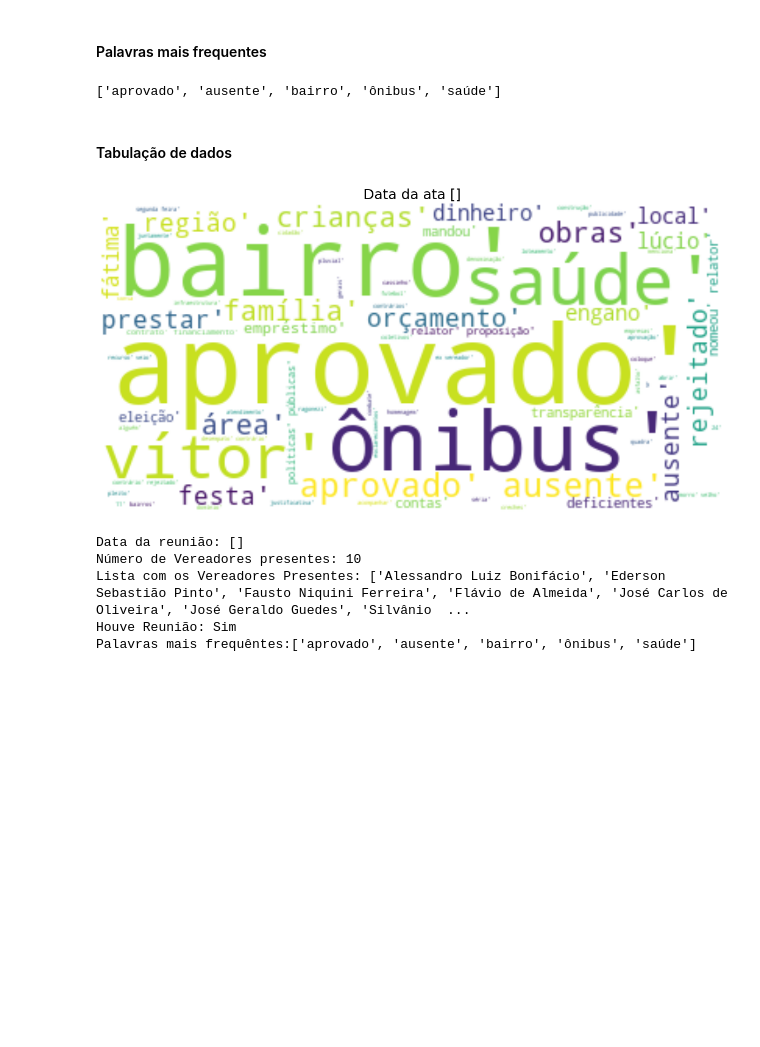
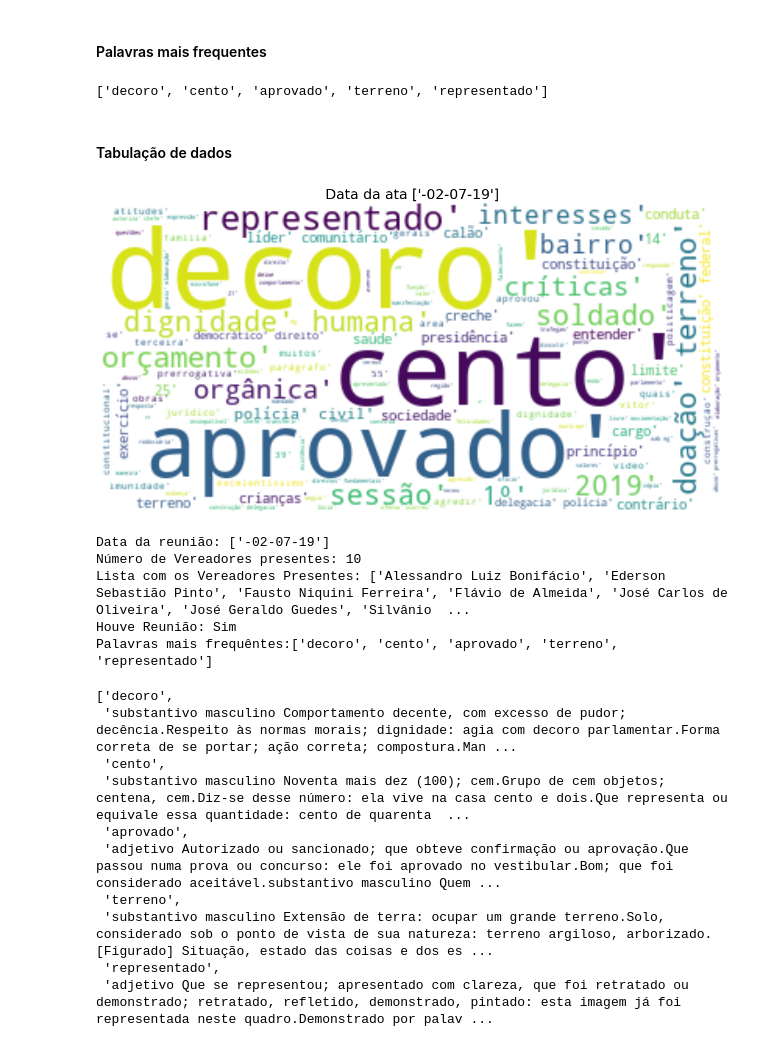
Before and after one commit to MichelAngelo7/NovaLima, a Jupyter notebook: Nuvem de palavras/NuvemDePalavrasPdfMiner.ipynb, the cells around one changed output. Drawn from its saved outputs; the diff is of its cells as text; code cells hidden in the pictures; blank space fills up the shorter version.

```diff
--- a/Nuvem de palavras/NuvemDePalavrasPdfMiner.ipynb
+++ b/Nuvem de palavras/NuvemDePalavrasPdfMiner.ipynb
@@ -31,11 +31,11 @@ from funcionalidades import backend
 #url = "https://www.cmnovalima.mg.gov.br/wp-content/uploads/2019/06/ata-r.o.-11-06-19.pdf"
 #url = "https://www.cmnovalima.mg.gov.br/wp-content/uploads/2019/07/ata-r.o.-18-06-19.pdf"
 #url = "https://www.cmnovalima.mg.gov.br/wp-content/uploads/2019/07/ata-r.o.-25-06-19.pdf"
-#url = "https://www.cmnovalima.mg.gov.br/wp-content/uploads/2019/08/ata-r.o.-02-07-19.pdf"
+url = "https://www.cmnovalima.mg.gov.br/wp-content/uploads/2019/08/ata-r.o.-02-07-19.pdf"
 
 
 #"Ata: ['-r.o.-25-06-19.pdf'] NumeroPaginas: 26"
-url = "https://www.cmnovalima.mg.gov.br/wp-content/uploads/2019/07/ata-r.o.-25-06-19.pdf"
+#url = "https://www.cmnovalima.mg.gov.br/wp-content/uploads/2019/07/ata-r.o.-25-06-19.pdf"
 
 
 #"Ata: ['-r.o.-28-05-19-1.pdf'] NumeroPaginas: 28"
@@ -74,19 +74,31 @@ resultado = backend.filtos(text)
 # %%
 backend.palavras_frequentes(resultado)
 # %% [output]
-['aprovado', 'ausente', 'bairro', 'ônibus', 'saúde']
+['decoro', 'cento', 'aprovado', 'terreno', 'representado']
 # %% [markdown]
 #### Tabulação de dados
 # %%
 backend.nuvem_palavras(resultado,  f"Data da ata {str(backend.data_reuniao(url))}")
 print(f"Data da reunião: {str(backend.data_reuniao(url))}")
 backend.dados_ata(text)
 pesquisar = backend.palavras_frequentes(resultado)
 print(f"Palavras mais frequêntes:{pesquisar}")
+
+backend.diconario(pesquisar)
 # %% [output]
-[figure, old version]
+[figure, new version]
-Data da reunião: []
+Data da reunião: ['-02-07-19']
 Número de Vereadores presentes: 10
 Lista com os Vereadores Presentes: ['Alessandro Luiz Bonifácio', 'Ederson Sebastião Pinto', 'Fausto Niquini Ferreira', 'Flávio de Almeida', 'José Carlos de Oliveira', 'José Geraldo Guedes', 'Silvânio  ...
 Houve Reunião: Sim
-Palavras mais frequêntes:['aprovado', 'ausente', 'bairro', 'ônibus', 'saúde']
+Palavras mais frequêntes:['decoro', 'cento', 'aprovado', 'terreno', 'representado']
+['decoro',
+ 'substantivo masculino Comportamento decente, com excesso de pudor; decência.Respeito às normas morais; dignidade: agia com decoro parlamentar.Forma correta de se portar; ação correta; compostura.Man ...
+ 'cento',
+ 'substantivo masculino Noventa mais dez (100); cem.Grupo de cem objetos; centena, cem.Diz-se desse número: ela vive na casa cento e dois.Que representa ou equivale essa quantidade: cento de quarenta  ...
+ 'aprovado',
+ 'adjetivo Autorizado ou sancionado; que obteve confirmação ou aprovação.Que passou numa prova ou concurso: ele foi aprovado no vestibular.Bom; que foi considerado aceitável.substantivo masculino Quem ...
+ 'terreno',
+ 'substantivo masculino Extensão de terra: ocupar um grande terreno.Solo, considerado sob o ponto de vista de sua natureza: terreno argiloso, arborizado.[Figurado] Situação, estado das coisas e dos es ...
+ 'representado',
+ 'adjetivo Que se representou; apresentado com clareza, que foi retratado ou demonstrado; retratado, refletido, demonstrado, pintado: esta imagem já foi representada neste quadro.Demonstrado por palav ...
```
Also changed, not shown: parts of 9 cells of this notebook, 1 other file.
